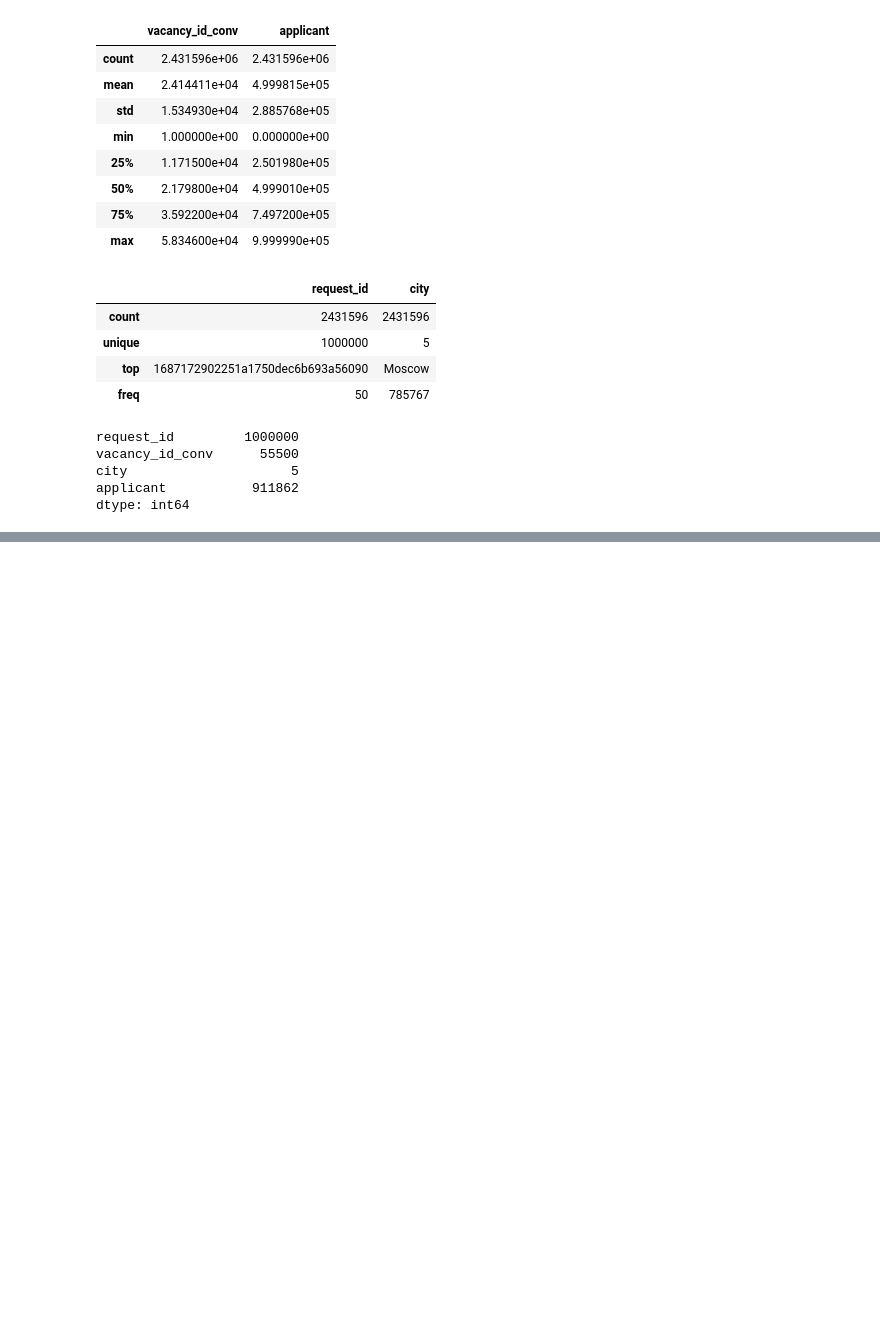
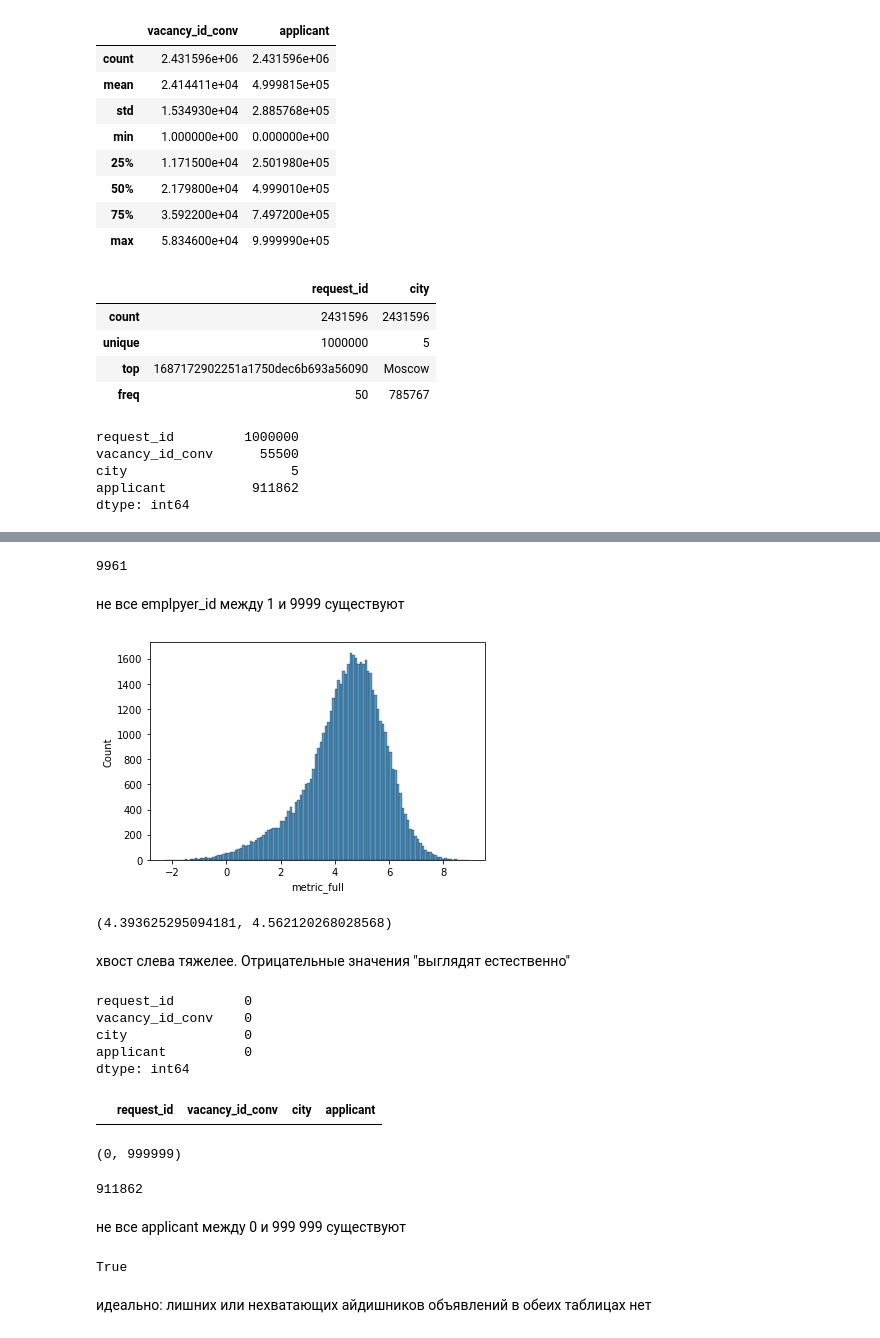
Before and after one commit to gbrs/career_path_analytics_2023, a Jupyter notebook: eda.ipynb, the cells around one changed output, grey strips where cells are left out. Saved outputs shown, nothing was run; the diff lists cells and outputs as text; code cells hidden in the pictures; blank space fills up the shorter version.

```diff
--- a/eda.ipynb
+++ b/eda.ipynb
@@ -123,0 +196,44 @@ dtype: int64
+# %%
+vacs.emplpyer_id.nunique()
+# %% [output]
+9961
+# %% [markdown]
+не все emplpyer_id между 1 и 9999 существуют
+# %%
+sns.histplot(vacs.metric_full);
+# %% [output]
+[figure, added]
+# %%
+vacs.metric_full.mean(), vacs.metric_full.median()
+# %% [output]
+(4.393625295094181, 4.562120268028568)
+# %% [markdown]
+хвост слева тяжелее. Отрицательные значения "выглядят естественно"
+# %%
+serps.isnull().sum()
+# %% [output]
+request_id         0
+vacancy_id_conv    0
+city               0
+applicant          0
+dtype: int64
+# %%
+serps[serps.duplicated()]
+# %% [output]
+|  | request_id | vacancy_id_conv | city | applicant |
+# %%
+serps.applicant.min(), serps.applicant.max()
+# %% [output]
+(0, 999999)
+# %%
+serps.applicant.nunique()
+# %% [output]
+911862
+# %% [markdown]
+не все applicant между 0 и 999 999 существуют
+# %%
+set(vacs.vacancy_id_conv.to_list()) == set(serps.vacancy_id_conv.to_list())
+# %% [output]
+True
+# %% [markdown]
+идеально: лишних или нехватающих айдишников объявлений в обеих таблицах нет
```
Also changed, not shown: parts of 26 cells of this notebook.
